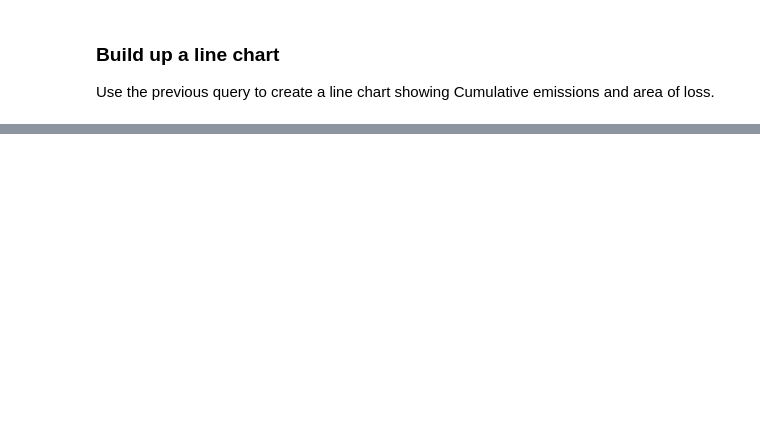
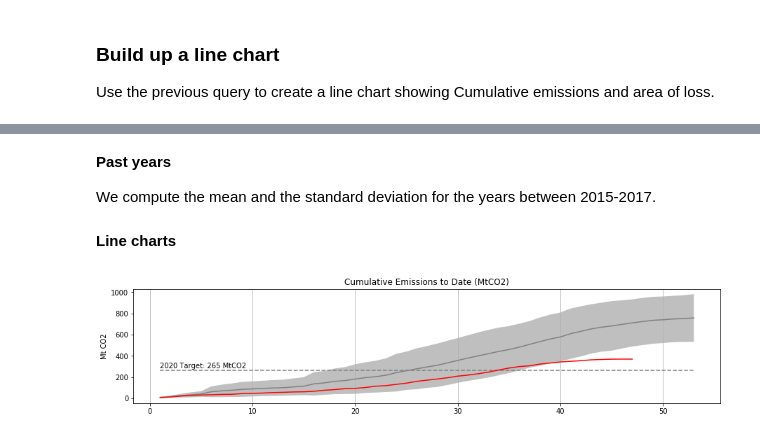
Before and after one commit to Vizzuality/data_sci_tutorials, a Jupyter notebook: work/gfwclimate_updated_widgets.ipynb, the cells around one changed output, grey strips where cells are left out. Saved outputs shown, nothing was run; the diff lists cells and outputs as text; code cells hidden in the pictures; blank space fills up the shorter version.

Commit message:
added past years

```diff
--- a/work/gfwclimate_updated_widgets.ipynb
+++ b/work/gfwclimate_updated_widgets.ipynb
@@ -459,3 +470 @@ Get data values
-# %%
-data = data.get('data')
 # %%
@@ -494,0 +488,41 @@ plt.show()
+# %% [markdown]
+**Past years**
+
+We compute the mean and the standard deviation for the years between 2015-2017.
+# %%
+# One week is missing for year 2017. We add the same value as for the previous week.
+emissions_years[2].append(emissions_years[2][-1])
+loss_years[2].append(loss_years[2][-1])
+# %%
+emissions_past = np.array(emissions_years[:3])
+loss_past = np.array(loss_years[:3])
+# %%
+# Means and standard deviations of both emission and loss over time
+emissions_mean = np.mean(emissions_past, axis=0)
+emissions_std = np.std(emissions_past, axis=0)
+
+loss_mean = np.mean(loss_past, axis=0)
+loss_std = np.std(loss_past, axis=0)
+# %% [markdown]
+**Line charts**
+# %%
+# Plot Cumulative Emissions for year 2018
+t = np.array(weeks_years[0])
+
+fig, ax = plt.subplots(1, figsize=(15,3))
+
+ax.plot(t, emissions_mean, color='gray')
+ax.fill_between(t, emissions_mean+emissions_std, emissions_mean-emissions_std, facecolor='gray', alpha=0.5)
+
+ax.plot(t,t*0+265, ls='--', color='gray')
+
+ax.plot(weeks_years[3], emissions_years[3], color='r')
+
+ax.set_title('Cumulative Emissions to Date (MtCO2)')
+ax.set_ylabel('Mt CO2')
+
+ax.text(1, 265+20, '2020 Target: 265 MtCO2')
+
+ax.grid(axis='x')
+# %% [output]
+[figure, added]
```
Also changed, not shown: parts of 7 cells of this notebook.
